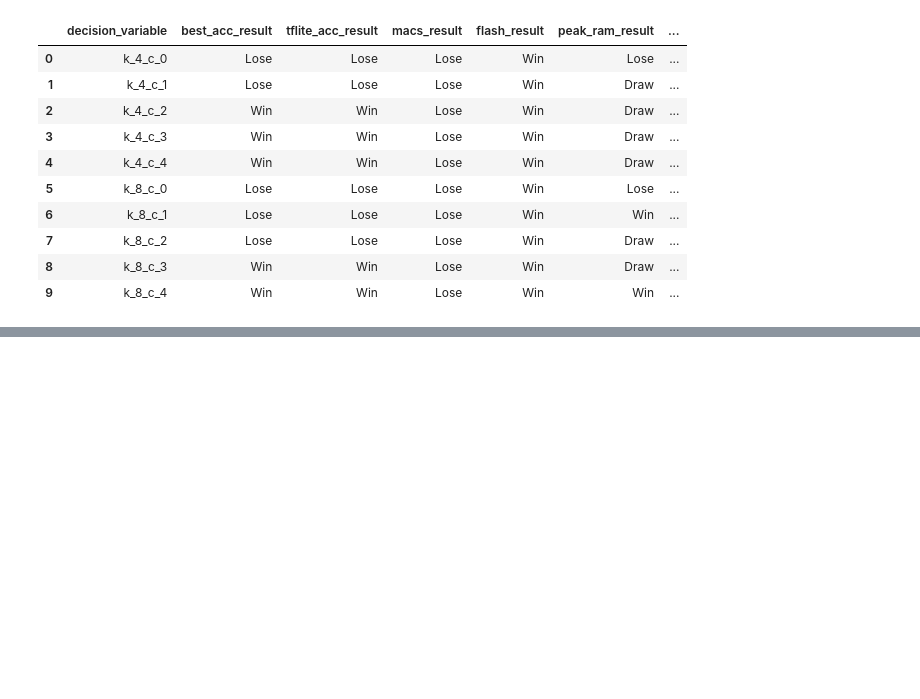
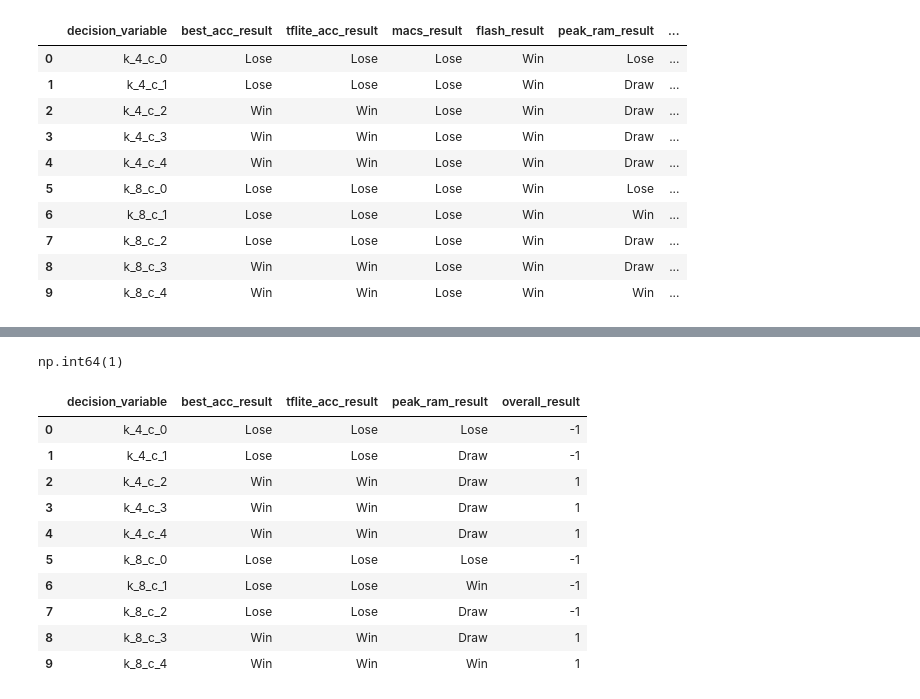
Before and after one commit to jimmoi/TinyML-NAS, a Jupyter notebook: Visualize.ipynb, the cells around one changed output, grey strips where cells are left out. Drawn from its saved outputs; the diff is of its cells as text; code cells hidden in the pictures; blank space fills up the shorter version.

```diff
--- a/Visualize.ipynb
+++ b/Visualize.ipynb
@@ -220,0 +246,62 @@ df_cmp[cols_to_show]
+# %%
+df_cmp["overall_result"].sum()
+# %% [output]
+np.int64(1)
+# %%
+df_cmp = df.copy()
+metrics = [
+    "best_acc",
+    "tflite_acc",
+    "peak_ram"
+]
+higher_better = ["best_acc", "tflite_acc"]
+
+for m in metrics:
+    v_col = f"vanillaNAS_dense_{m}"
+    j_col = f"JimmyNAS_I_fullyCNN_{m}"
+
+    if m in higher_better:
+        df_cmp[f"{m}_result"] = (
+            (df_cmp[j_col] > df_cmp[v_col]).map({True: "Win", False: "Lose"})
+        )
+    else:
+        df_cmp[f"{m}_result"] = (
+            (df_cmp[j_col] < df_cmp[v_col]).map({True: "Win", False: "Lose"})
+        )
+
+    # Handle Draws
+    df_cmp.loc[df_cmp[j_col] == df_cmp[v_col], f"{m}_result"] = "Draw"
+
+result_cols = [f"{m}_result" for m in metrics]
+
+df_cmp["overall_result"] = (
+    df_cmp[result_cols]
+    .apply(lambda r:
+           1 if (r == "Win").sum() > (r == "Lose").sum()
+           else -1 if (r == "Lose").sum() > (r == "Win").sum()
+           else 0,
+           axis=1)
+)
+
+
+
+cols_to_show = ["decision_variable"] + result_cols + ["overall_result"]
+df_cmp[cols_to_show]
+
+# Win → JimmyNAS better
+
+# Lose → VanillaNAS better
+
+# Draw → Same value
+# %% [output]
+|  | decision_variable | best_acc_result | tflite_acc_result | peak_ram_result | overall_result |
+| 0 | k_4_c_0 | Lose | Lose | Lose | -1 |
+| 1 | k_4_c_1 | Lose | Lose | Draw | -1 |
+| 2 | k_4_c_2 | Win | Win | Draw | 1 |
+| 3 | k_4_c_3 | Win | Win | Draw | 1 |
+| 4 | k_4_c_4 | Win | Win | Draw | 1 |
+| 5 | k_8_c_0 | Lose | Lose | Lose | -1 |
+| 6 | k_8_c_1 | Lose | Lose | Win | -1 |
+| 7 | k_8_c_2 | Lose | Lose | Draw | -1 |
+| 8 | k_8_c_3 | Win | Win | Draw | 1 |
+| 9 | k_8_c_4 | Win | Win | Win | 1 |
```
Also changed, not shown: parts of 4 cells of this notebook.
